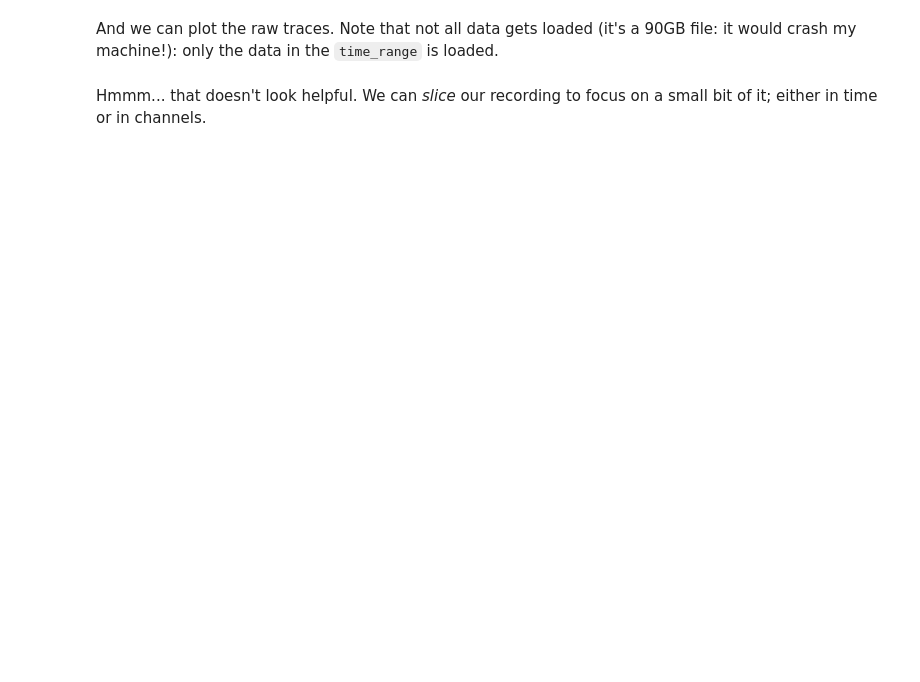
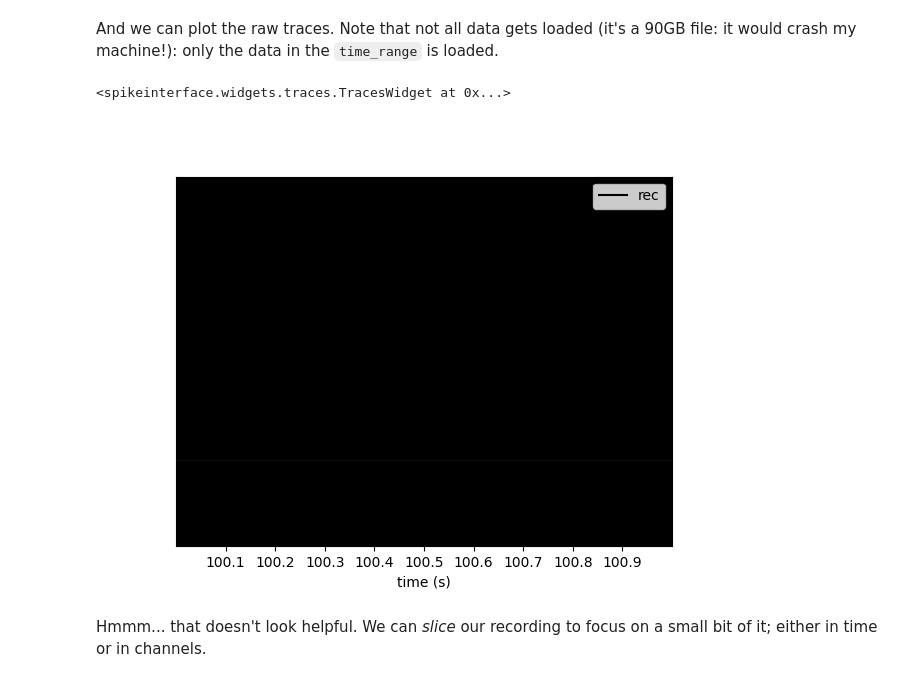
Before and after one commit to samuelgarcia/lyon_master_cns_spike_sorting_training, a Jupyter notebook: notebooks/Step01-read-data-and-object-manipulaton.ipynb, the cells around one changed output. Cells and saved outputs as stored; diff of their text form; code cells hidden in the pictures; blank space fills up the shorter version.

```diff
--- a/notebooks/Step01-read-data-and-object-manipulaton.ipynb
+++ b/notebooks/Step01-read-data-and-object-manipulaton.ipynb
@@ -8,8 +8,8 @@ import spikeinterface.full as si
 from pathlib import Path
 # %%
 # change these if working on your laptop
-base_data_folder = Path("/home/samuel/DataSpikeSorting/data_cns_lyon_2025/")
-working_folder = Path("/home/samuel/DataSpikeSorting/data_cns_lyon_2025/results")
+base_data_folder = Path("/data_local/DataSpikeSorting/data_lyon_cns_2025/raw_datas/")
+working_folder = Path("/data_local/DataSpikeSorting/data_lyon_cns_2025/raw_datas/results")
 # %%
 recording_name = "M25_D23_2024-11-11_13-11-10_OF1"
 results_folder = working_folder / recording_name
@@ -49,9 +73,12 @@ And we can plot the raw traces. Note that not all data gets loaded (it's a 90GB
 # %%
 si.plot_traces(
     recording,
     mode="line",  # plot the traces as lines, rather than a heatmap
-    time_range = (100,101)
+    time_range = (100,101),
 )
+# %% [output]
+<spikeinterface.widgets.traces.TracesWidget at 0x...>
+[figure, added]
 # %% [markdown]
 Hmmm... that doesn't look helpful. We can _slice_ our recording to focus on a small bit of it; either in time or in channels.
 # %%
```
Also changed, not shown: parts of 10 cells of this notebook, 3 other files.
